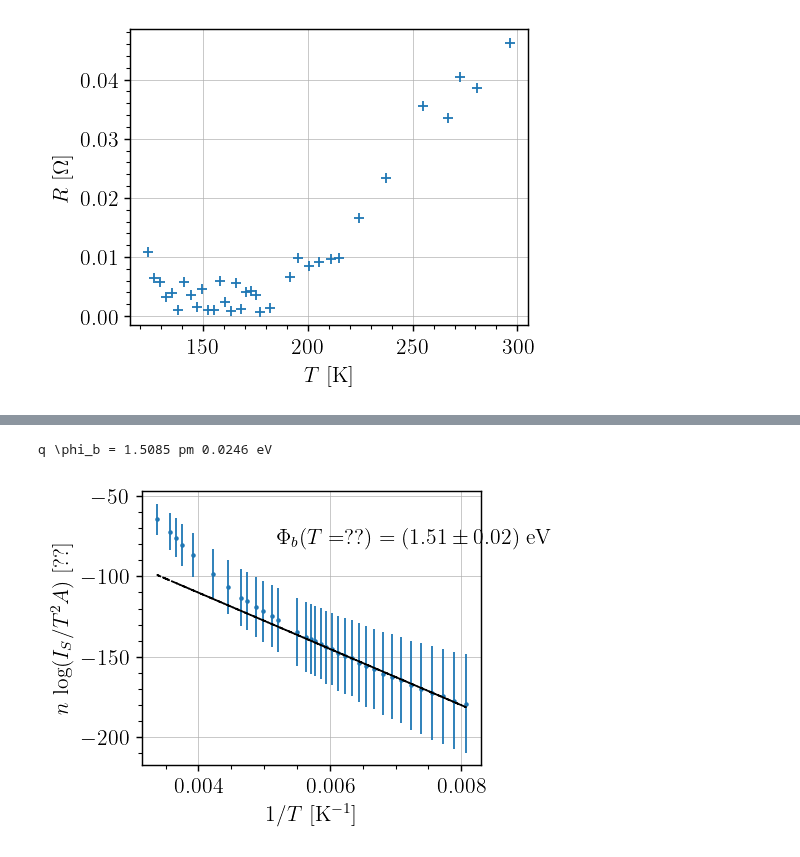
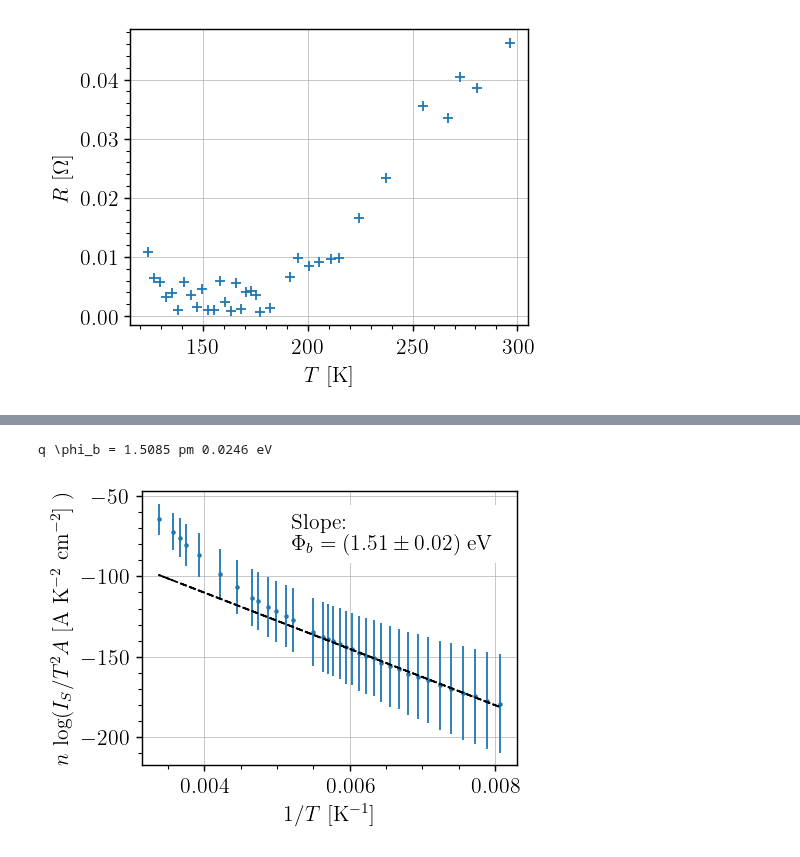
Before and after one commit to TomVdt/TPIII, a Jupyter notebook: 06-photoemission-interne/analyse/exp1.ipynb, the cells around one changed output, grey strips where cells are left out. Cells and saved outputs as stored; diff of their text form; code cells hidden in the pictures.

```diff
--- a/06-photoemission-interne/analyse/exp1.ipynb
+++ b/06-photoemission-interne/analyse/exp1.ipynb
@@ -144,33 +141,33 @@ plt.savefig("../figures/section312.pdf")
 # %%
 # %matplotlib inline
 # Alternative way [rapport 2018]
 # Modified Richardson Plot
 y = n * unp.log(I_s / temperatures**2 / A)
 x = (1 / temperatures)
 # y = (I_s / temperatures**2 / A)
 # x = 1 / temperatures / n
 
 
 coefs, cov = np.polyfit(nom_vals(x[nom_vals(x) > 0.0055]), nom_vals(y[nom_vals(x) > 0.0055]), 1, cov=True)
 errs = np.sqrt(np.diag(cov))
 fitfunc = np.poly1d(coefs)
 
 phi_b_times_q_richardson = -coefs[0] * sc.constants.k * EV_PER_JOULE
 err_phi_b_times_q_richardons = errs[0] * sc.constants.k * EV_PER_JOULE
 print(fr"q \phi_b = {phi_b_times_q_richardson:.4f} pm {err_phi_b_times_q_richardons:.4f} eV")
 
 plt.errorbar(nom_vals(x), nom_vals(y),
              xerr=std_devs(x), yerr=std_devs(y),
              ls='', marker='.', ms=3)
 plt.plot(x, fitfunc(x), c='k', ls="--", zorder=3)
 
-plt.ylabel("$n \\, \\log(I_S / T^2 A)$ [??]")
+plt.ylabel(r"$n \, \log(I_S / T^2 A$ [A K$^{-2}$ cm$^{-2}$] $)$ ")
 plt.xlabel("$1/T$ [K$^{-1}$]")
 
-plt.text(0.0052, -80, fr"$\Phi_b(T=??) = ({phi_b_times_q_richardson:.2f} \pm {err_phi_b_times_q_richardons:.2f})$ eV")
+plt.text(0.0052, -70, fr"Slope:\\$\Phi_b = ({phi_b_times_q_richardson:.2f} \pm {err_phi_b_times_q_richardons:.2f})$ eV", backgroundcolor='white')
 
 plt.tight_layout()
 plt.savefig("../figures/richardson.pdf")
 # %% [output]
 q \phi_b = 1.5085 pm 0.0246 eV
-[figure, old version]
+[figure, new version]
```
Also changed, not shown: parts of 2 cells of this notebook, 2 other files.
